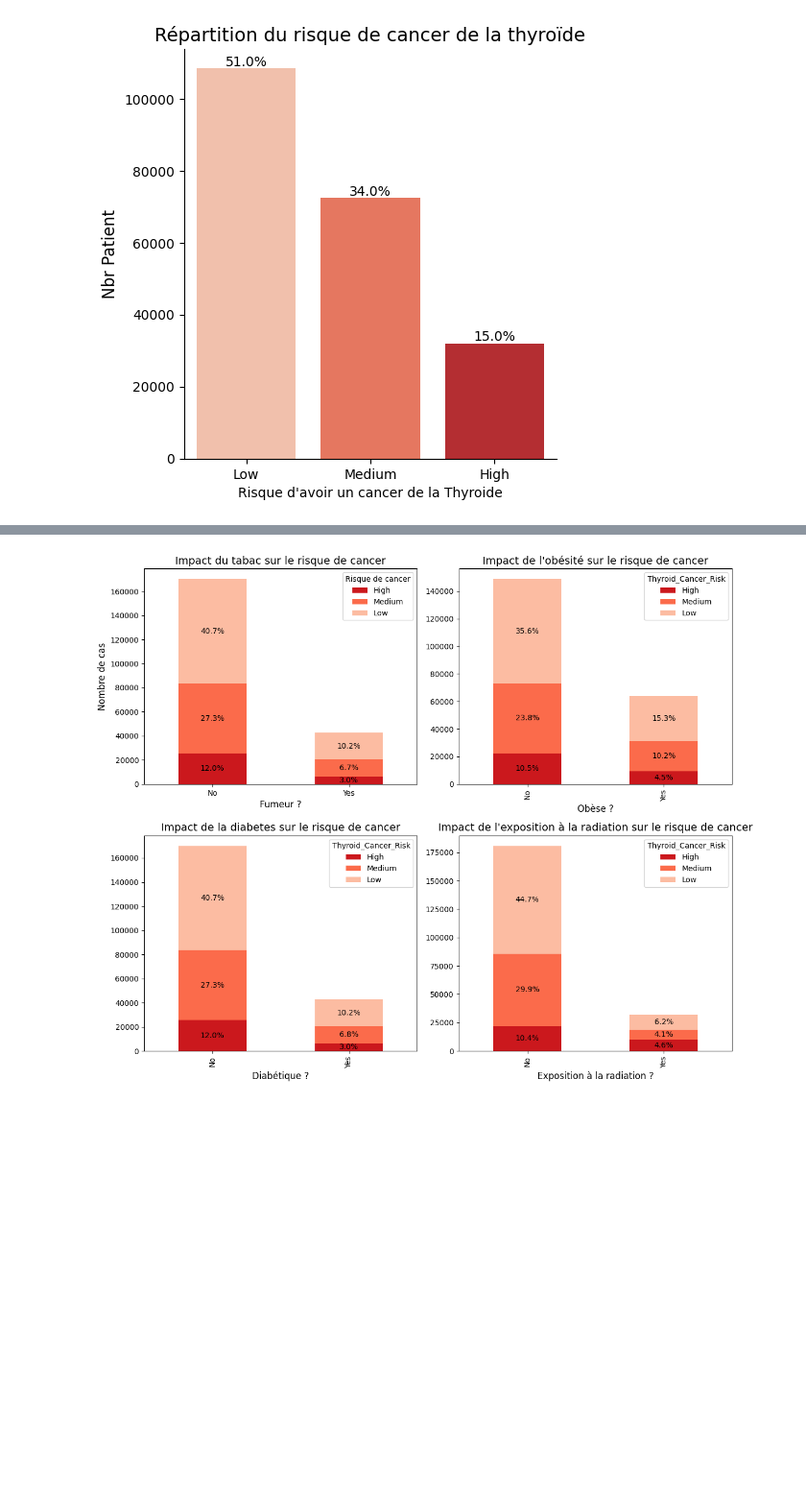
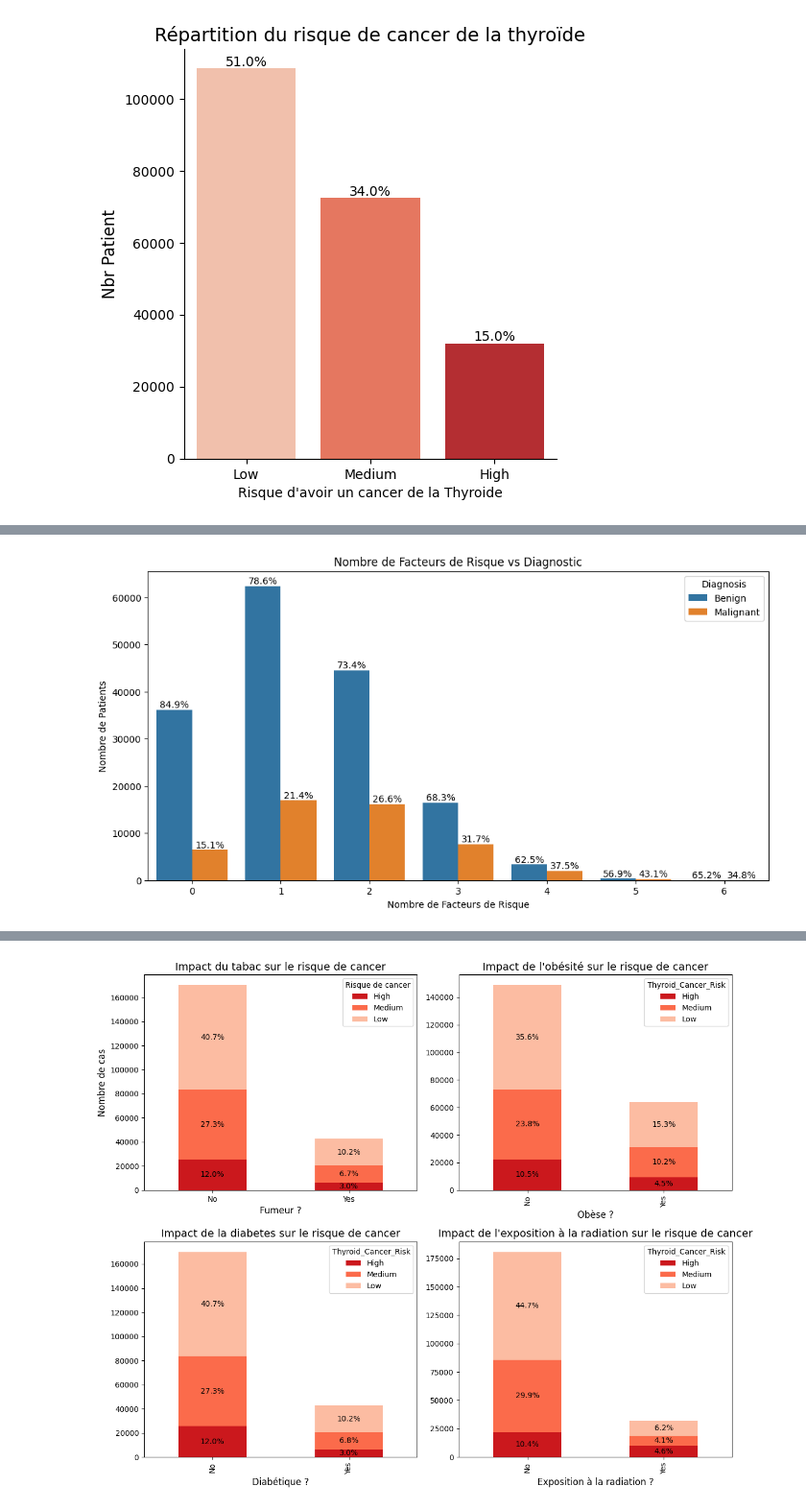
Before and after one commit to Death4Sword/ML_Cancer_Risk_Project, a Jupyter notebook: analyse_exploratoire.ipynb, the cells around one changed output, grey strips where cells are left out. Shown at 96% size. Saved outputs shown, nothing was run; the diff lists cells and outputs as text; code cells hidden in the pictures; blank space fills up the shorter version.

```diff
--- a/analyse_exploratoire.ipynb
+++ b/analyse_exploratoire.ipynb
@@ -144,0 +189,25 @@ def calculate_percentage_on_graph(df, axes):
+# %%
+risk_factors = ['Family_History', 'Radiation_Exposure', 'Iodine_Deficiency',
+                'Smoking', 'Obesity', 'Diabetes']
+
+df['Risk_Factor_Count'] = (df[risk_factors] == 'Yes').sum(axis=1)
+
+
+plt.figure(figsize=(12, 6))
+sns.countplot(x='Risk_Factor_Count', hue='Diagnosis', data=df)
+plt.title('Nombre de Facteurs de Risque vs Diagnostic')
+plt.xlabel('Nombre de Facteurs de Risque')
+plt.ylabel('Nombre de Patients')
+
+for i in range(df['Risk_Factor_Count'].nunique()):
+    total = sum(df['Risk_Factor_Count'] == i)
+    for j, diagnosis in enumerate(['Benign', 'Malignant']):
+        count = sum((df['Risk_Factor_Count'] == i) & (df['Diagnosis'] == diagnosis))
+        if total > 0:
+            percentage = 100 * count / total
+            plt.text(i + j*0.4 - 0.2, count + 10, f'{percentage:.1f}%',
+                     ha='center', va='bottom')
+
+plt.show()
+# %% [output]
+[figure, added]
```
Also changed, not shown: parts of 11 cells of this notebook.
